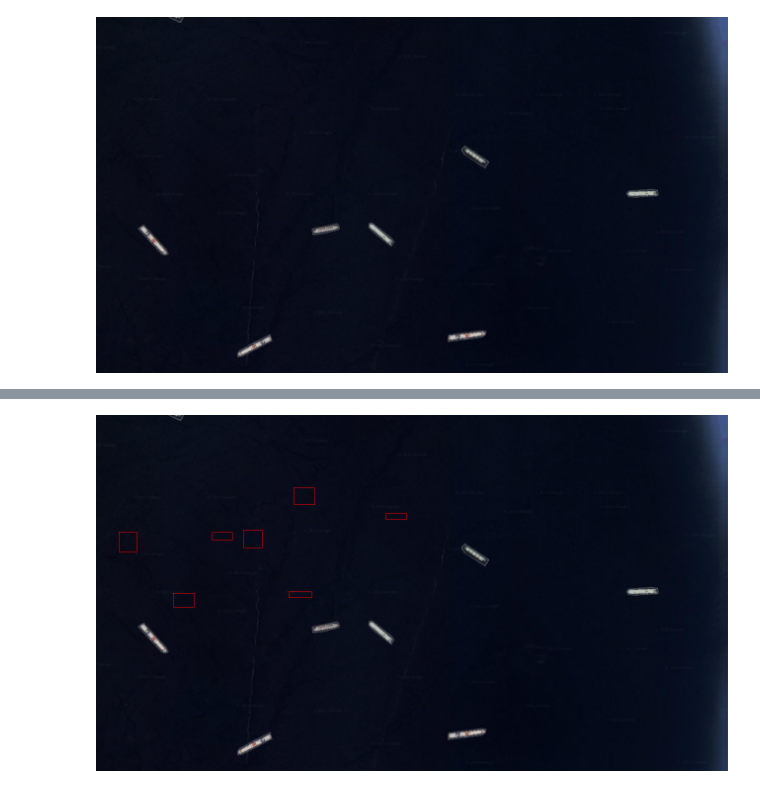
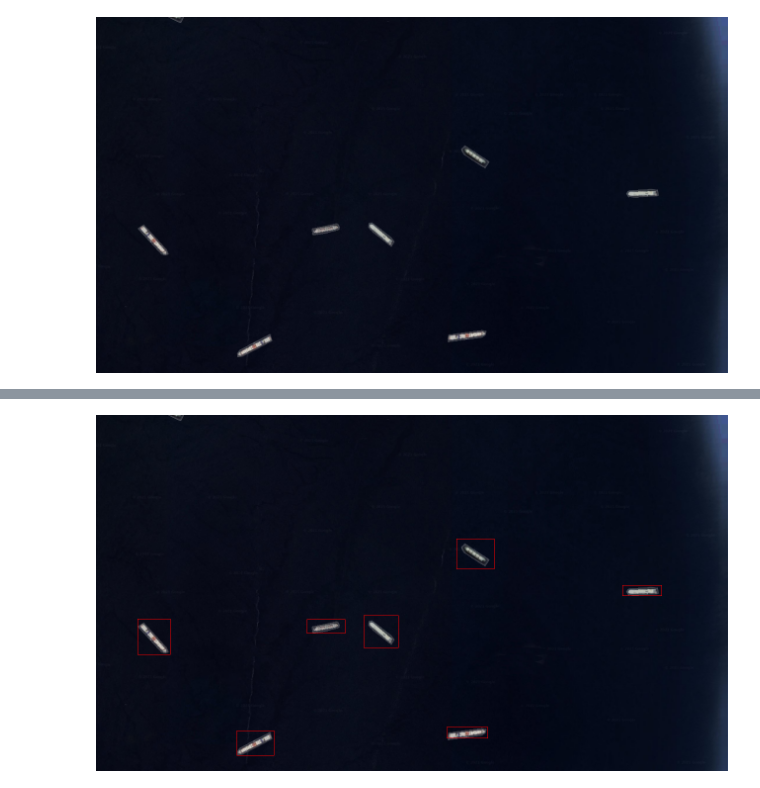
Before and after one commit to redhat-na-ssa/boat-demo, a Jupyter notebook: notebooks/02-Detection-Service.ipynb, the cells around one changed output, grey strips where cells are left out. Drawn from its saved outputs; the diff is of its cells as text; code cells hidden in the pictures.

```diff
--- a/notebooks/02-Detection-Service.ipynb
+++ b/notebooks/02-Detection-Service.ipynb
@@ -38,8 +38,8 @@ response
    'class': 'boats'}]}
 # %%
 canvas = ImageDraw.Draw(img)
-for box in response['objects']:
-    canvas.rectangle([box['x0'], box['y0'], box['x1'], box['y1']], outline='red')
+for item in response['objects']:
+    canvas.rectangle(item['box'], outline='red')
 img.show()
 # %% [output]
-[figure, old version]
+[figure, new version]
```
Also changed, not shown: parts of 1 cell of this notebook, 4 other files.
